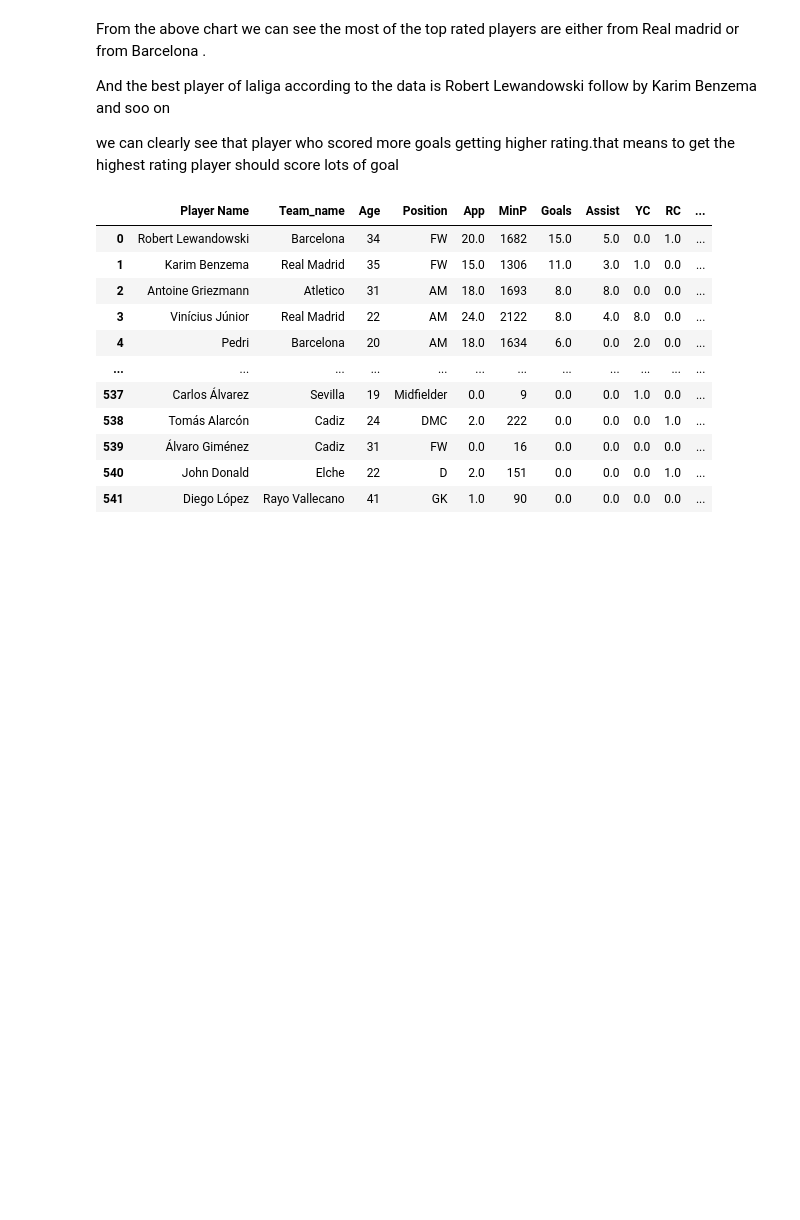
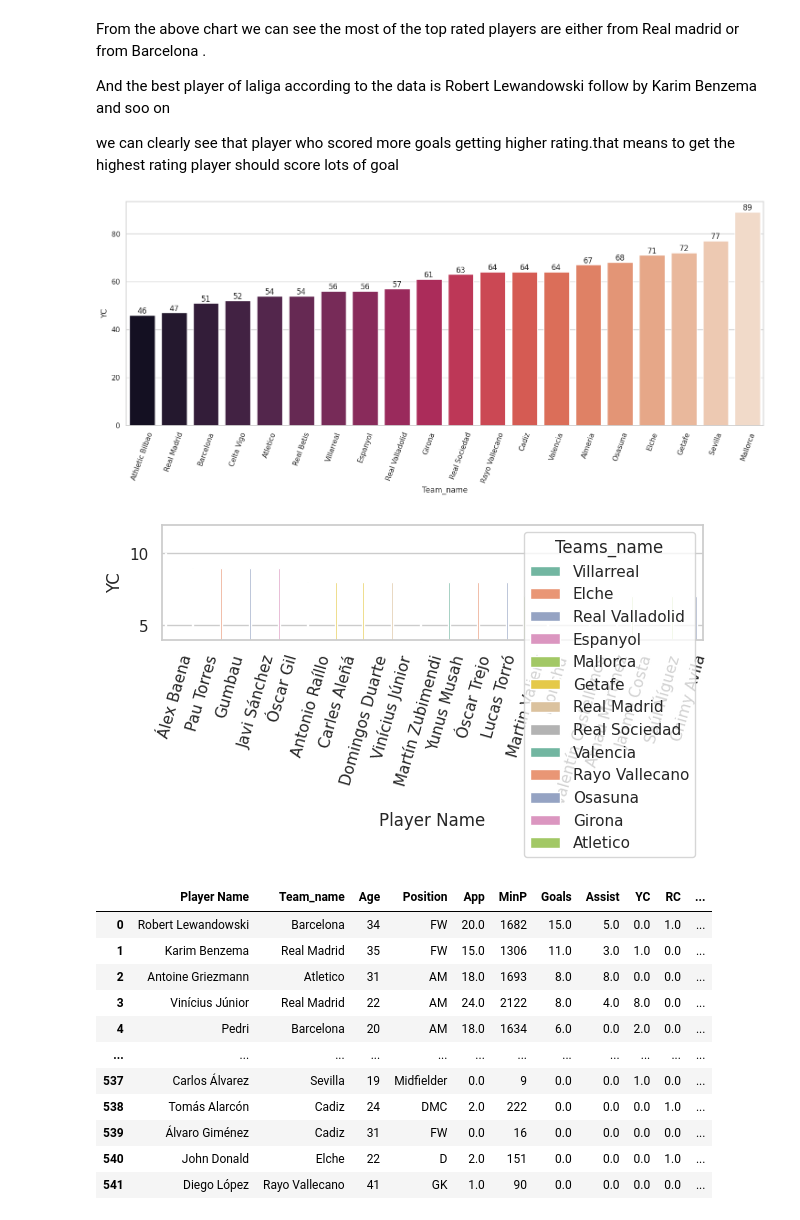
Before and after one commit to ankit-chuahan/Air_bnb_project, a Jupyter notebook: Laliga_2022.ipynb, the cells around one changed output. Saved outputs shown, nothing was run; the diff lists cells and outputs as text; code cells hidden in the pictures; blank space fills up the shorter version.

```diff
--- a/Laliga_2022.ipynb
+++ b/Laliga_2022.ipynb
@@ -246,6 +235,30 @@ From the above chart we can see the most of the top rated players are either fro
 And the best player of laliga according to the data is Robert Lewandowski follow by Karim Benzema and soo on
 
 we can clearly see that player who scored more goals getting higher rating.that means to get the highest rating player should score lots of goal
+# %%
+plt.figure(figsize=(18,14))
+plt.subplot(2,1,1)
+yellow = laliga.groupby('Team_name')[['YC']].sum().sort_values('YC' ,ascending =True).reset_index()
+x=sns.barplot(x= 'Team_name' , y ='YC',data=yellow,palette="rocket")
+x.bar_label(x.containers[0])
+plt.xticks(rotation=70)
+plt.show()
+
+
+plt.subplot(2,1,2)
+# plt.figure(figsize=(18,7))
+player_yellow = laliga.groupby(['Player Name','Team_name'])[['YC']].sum().sort_values('YC' ,ascending=False).reset_index()[:20]
+sns.barplot(x='Player Name' ,y ='YC',data=player_yellow,hue='Team_name',palette='Set2')
+plt.legend(title='Teams_name', loc='upper right')
+plt.xticks(rotation=74)
+plt.ylim(4,12)
+plt.tight_layout()
+plt.show()
+# RED = laliga.groupby('Team_name')[['RC']].sum().sort_values('RC' ,ascending =False).reset_index()
+# RED
+# %% [output]
+[figure, added]
+[figure, added]
 # %%
 laliga
 # %% [output]
```
Also changed, not shown: parts of 8 cells of this notebook.
